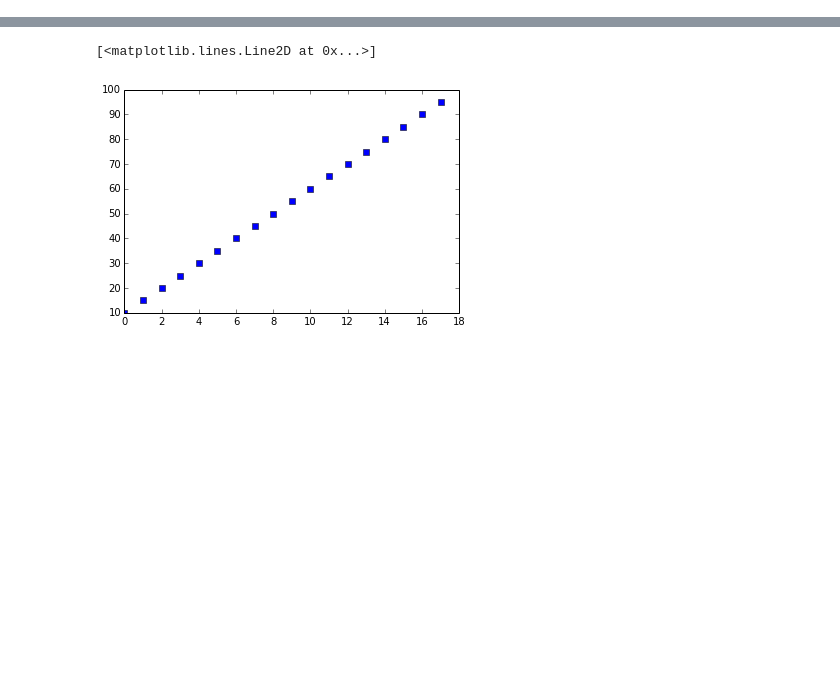
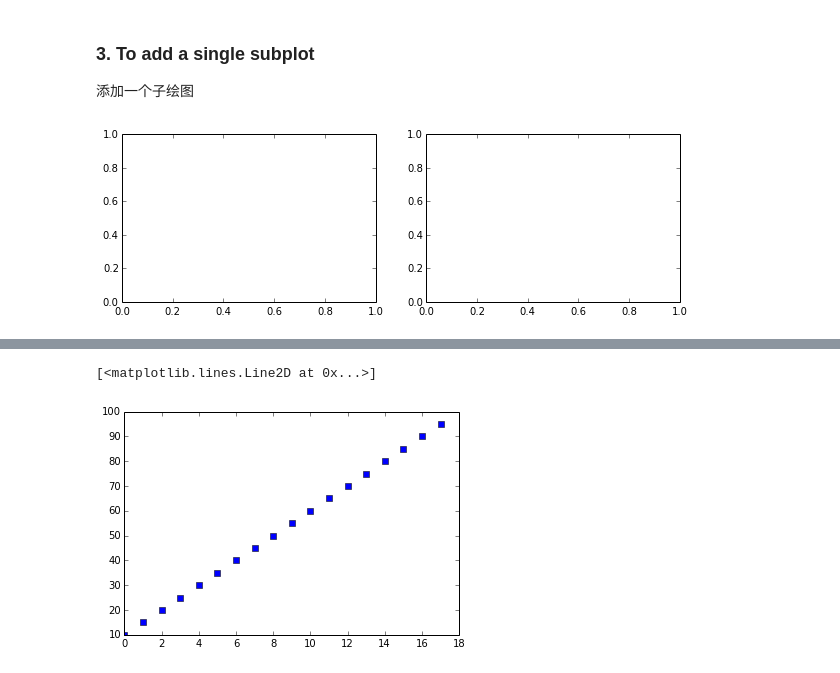
Before and after one commit to Databingo/Databingo, a Jupyter notebook: MatplotlibPractice.ipynb, the cells around one changed output, grey strips where cells are left out. Cells and saved outputs as stored; diff of their text form; code cells hidden in the pictures; blank space fills up the shorter version.

```diff
--- a/MatplotlibPractice.ipynb
+++ b/MatplotlibPractice.ipynb
@@ -0,0 +79,9 @@
+# %% [markdown]
+### 3. To add a single subplot
+添加一个子绘图
+# %%
+# The 111 specifies 1 row, 1 column on subplot #1
+ax2 = fig.add_subplot(122)
+fig
+# %% [output]
+[figure, added]
```
Also changed, not shown: parts of 37 cells of this notebook.
